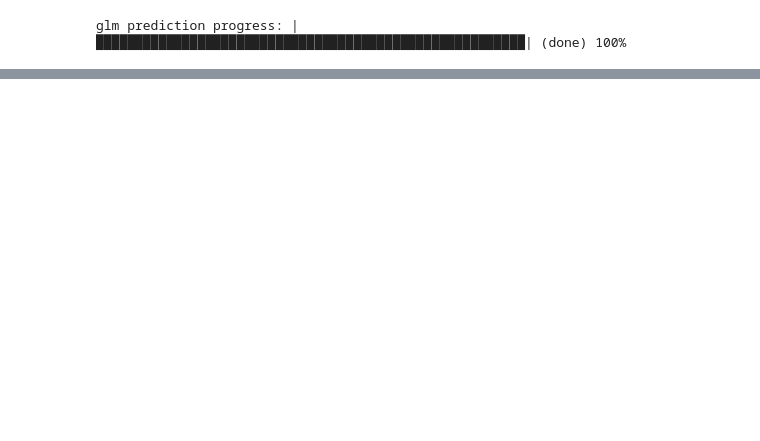
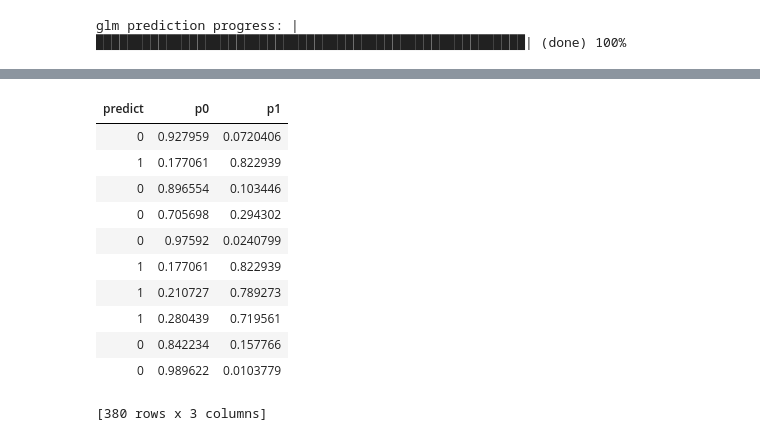
Before and after one commit to wasequesiddiqui/Kaggle, a Jupyter notebook: h2o-adaboost.ipynb, the cells around one changed output, grey strips where cells are left out. Cells and saved outputs as stored; diff of their text form; code cells hidden in the pictures; blank space fills up the shorter version.

Commit message:
Kaggle Notebook | H2O Adaboost | Version 3

```diff
--- a/h2o-adaboost.ipynb
+++ b/h2o-adaboost.ipynb
@@ -312 +312,19 @@ predict.head()
 [10 rows x 3 columns]
+# %%
+import h2o
+from h2o.estimators import H2OAdaBoostEstimator
+h2o.init()
+
+# Import the prostate dataset into H2O:
+prostate = h2o.import_file("http://h2o-public-test-data.s3.amazonaws.com/smalldata/prostate/prostate.csv")
+prostate["CAPSULE"] = prostate["CAPSULE"].asfactor()
+
+# Build and train the model:
+adaboost_model = H2OAdaBoostEstimator(nlearners=50,
+                                      learn_rate = 0.8,
+                                      weak_learner = "DRF",
+                                      seed=0xBEEF)
+adaboost_model.train(y = "CAPSULE", training_frame = prostate)
+
+# Generate predictions:
+pred = adaboost_model.predict(prostate)
@@ -312,0 +351,15 @@ predict.head()
+# %%
+pred
+# %% [output]
+| predict | p0 | p1 |
+| 0 | 0.927959 | 0.0720406 |
+| 1 | 0.177061 | 0.822939 |
+| 0 | 0.896554 | 0.103446 |
+| 0 | 0.705698 | 0.294302 |
+| 0 | 0.97592 | 0.0240799 |
+| 1 | 0.177061 | 0.822939 |
+| 1 | 0.210727 | 0.789273 |
+| 1 | 0.280439 | 0.719561 |
+| 0 | 0.842234 | 0.157766 |
+| 0 | 0.989622 | 0.0103779 |
+[380 rows x 3 columns]
```
Also changed, not shown: parts of 7 cells of this notebook.
